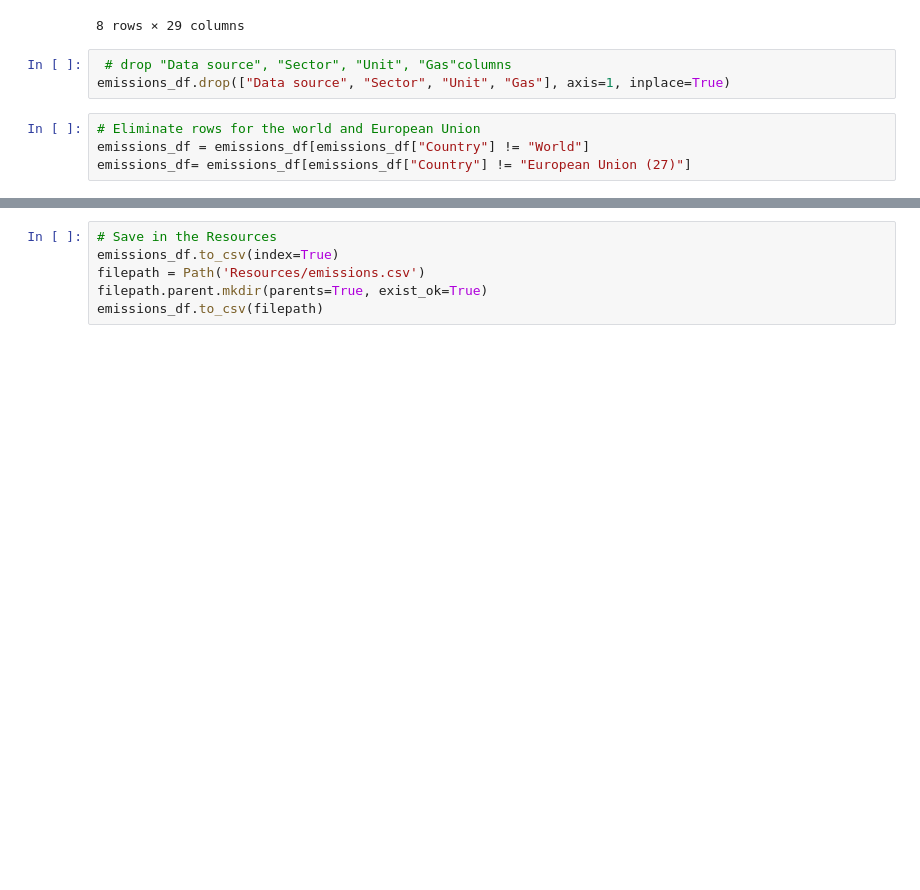
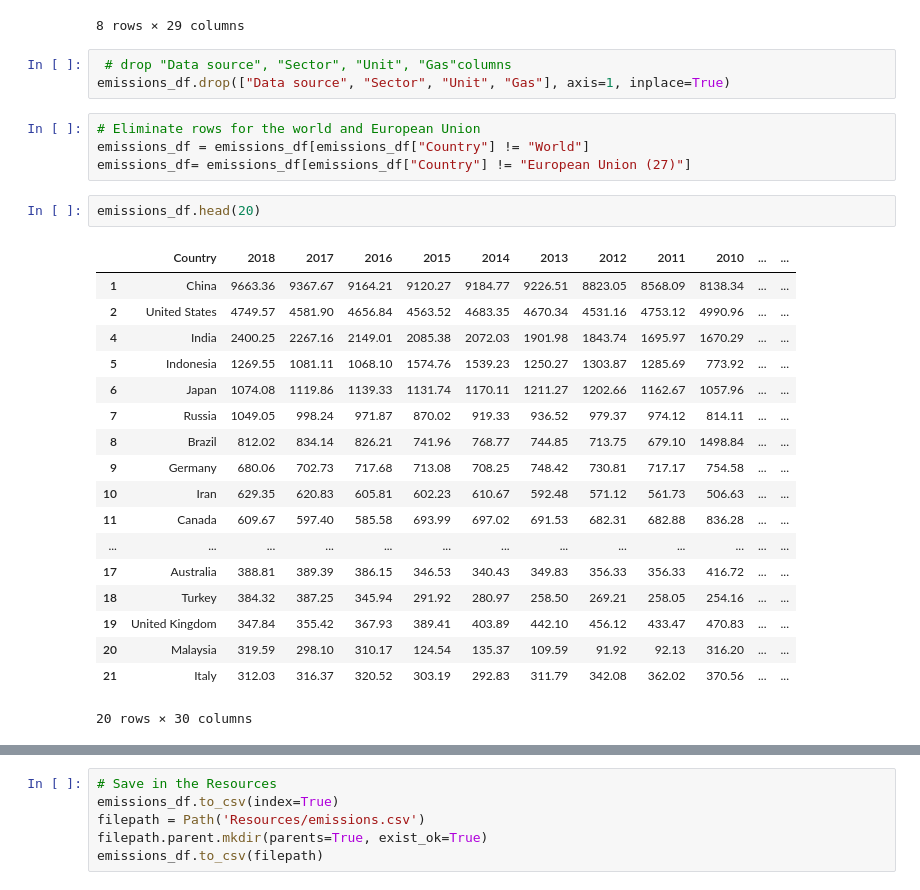
Before and after one commit to taaden/Streamers, a Jupyter notebook: temi_files2/Cleaning_exploring_carbonemissions.ipynb, the cells around one changed output, grey strips where cells are left out. Drawn from its saved outputs; the diff is of its cells as text; blank space fills up the shorter version.

```diff
--- a/temi_files2/Cleaning_exploring_carbonemissions.ipynb
+++ b/temi_files2/Cleaning_exploring_carbonemissions.ipynb
@@ -68,3 +68,24 @@ emissions_df.drop(["Data source", "Sector", "Unit", "Gas"], axis=1, inplace=True
 # Eliminate rows for the world and European Union
 emissions_df = emissions_df[emissions_df["Country"] != "World"]
 emissions_df= emissions_df[emissions_df["Country"] != "European Union (27)"]
+# %%
+emissions_df.head(20)
+# %% [output]
+|  | Country | 2018 | 2017 | 2016 | 2015 | 2014 | 2013 | 2012 | 2011 | 2010 | ... | ... |
+| 1 | China | 9663.36 | 9367.67 | 9164.21 | 9120.27 | 9184.77 | 9226.51 | 8823.05 | 8568.09 | 8138.34 | ... | ... |
+| 2 | United States | 4749.57 | 4581.90 | 4656.84 | 4563.52 | 4683.35 | 4670.34 | 4531.16 | 4753.12 | 4990.96 | ... | ... |
+| 4 | India | 2400.25 | 2267.16 | 2149.01 | 2085.38 | 2072.03 | 1901.98 | 1843.74 | 1695.97 | 1670.29 | ... | ... |
+| 5 | Indonesia | 1269.55 | 1081.11 | 1068.10 | 1574.76 | 1539.23 | 1250.27 | 1303.87 | 1285.69 | 773.92 | ... | ... |
+| 6 | Japan | 1074.08 | 1119.86 | 1139.33 | 1131.74 | 1170.11 | 1211.27 | 1202.66 | 1162.67 | 1057.96 | ... | ... |
+| 7 | Russia | 1049.05 | 998.24 | 971.87 | 870.02 | 919.33 | 936.52 | 979.37 | 974.12 | 814.11 | ... | ... |
+| 8 | Brazil | 812.02 | 834.14 | 826.21 | 741.96 | 768.77 | 744.85 | 713.75 | 679.10 | 1498.84 | ... | ... |
+| 9 | Germany | 680.06 | 702.73 | 717.68 | 713.08 | 708.25 | 748.42 | 730.81 | 717.17 | 754.58 | ... | ... |
+| 10 | Iran | 629.35 | 620.83 | 605.81 | 602.23 | 610.67 | 592.48 | 571.12 | 561.73 | 506.63 | ... | ... |
+| 11 | Canada | 609.67 | 597.40 | 585.58 | 693.99 | 697.02 | 691.53 | 682.31 | 682.88 | 836.28 | ... | ... |
+| ... | ... | ... | ... | ... | ... | ... | ... | ... | ... | ... | ... | ... |
+| 17 | Australia | 388.81 | 389.39 | 386.15 | 346.53 | 340.43 | 349.83 | 356.33 | 356.33 | 416.72 | ... | ... |
+| 18 | Turkey | 384.32 | 387.25 | 345.94 | 291.92 | 280.97 | 258.50 | 269.21 | 258.05 | 254.16 | ... | ... |
+| 19 | United Kingdom | 347.84 | 355.42 | 367.93 | 389.41 | 403.89 | 442.10 | 456.12 | 433.47 | 470.83 | ... | ... |
+| 20 | Malaysia | 319.59 | 298.10 | 310.17 | 124.54 | 135.37 | 109.59 | 91.92 | 92.13 | 316.20 | ... | ... |
+| 21 | Italy | 312.03 | 316.37 | 320.52 | 303.19 | 292.83 | 311.79 | 342.08 | 362.02 | 370.56 | ... | ... |
+20 rows × 30 columns
```
Also changed, not shown: parts of 8 cells of this notebook, 15 other files.
